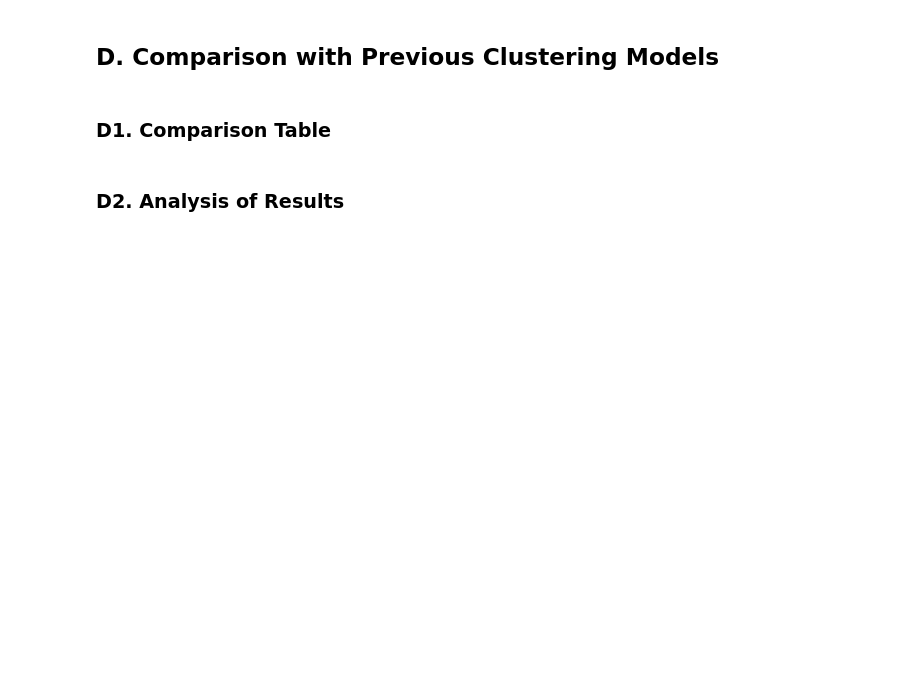
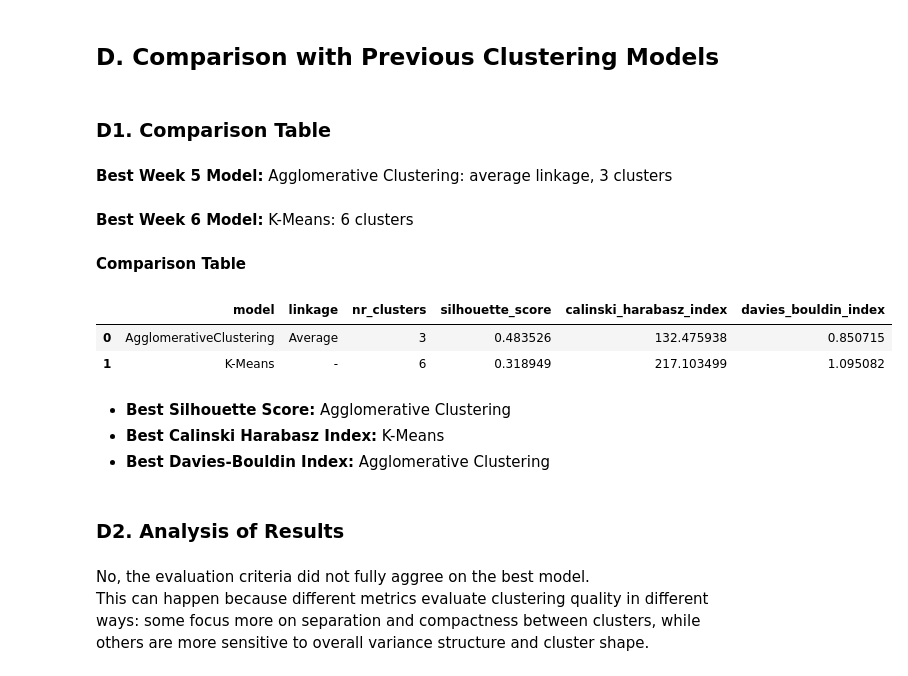
Before and after one commit to Irseora/Data-Science, a Jupyter notebook: Week_6.ipynb, the cells around one changed output. Saved outputs shown, nothing was run; the diff lists cells and outputs as text; code cells hidden in the pictures; blank space fills up the shorter version.

Commit message:
week 6 done

```diff
--- a/Week_6.ipynb
+++ b/Week_6.ipynb
@@ -286,3 +303,15 @@ plt.figure(figsize = (8, 6))
 ## D. Comparison with Previous Clustering Models
 # %% [markdown]
 ### D1. Comparison Table
+# %% [markdown]
+**Best Week 5 Model:** Agglomerative Clustering: average linkage, 3 clusters
+# %%
+# Sampling
+np.random.seed(42)
+sample_size = 1000
+idx = np.random.choice(
+    x_scaled.shape[0],
+    size = sample_size,
+    replace = False
+)
+x_sampled = x_scaled[idx]
@@ -289,2 +337,49 @@ plt.figure(figsize = (8, 6))
+# %% [markdown]
+**Best Week 6 Model:** K-Means: 6 clusters
+# %%
+model_week_6 = KMeans(
+    n_clusters = 6,
+    random_state = 42,
+    n_init = 10
+)
+labels_week_6 = model_week_6.fit_predict(x_sampled)
+sil_score_week_6 = silhouette_score(x_sampled, labels_week_6)
+ch_score_week_6 = calinski_harabasz_score(x_sampled, labels_week_6)
+db_score_week_6 = davies_bouldin_score(x_sampled, labels_week_6)
+
+week_6_results = {
+    "model": "K-Means",
+    "linkage": "-",
+    "nr_clusters": 6,
+    "silhouette_score": sil_score_week_6,
+    "calinski_harabasz_index": ch_score_week_6,
+    "davies_bouldin_index": db_score_week_6
+}
+week_6_results_pd = pd.DataFrame([week_6_results])
+# %% [markdown]
+**Comparison Table**
+# %%
+final_report = pd.concat([
+    week_5_results_pd[[
+        "model", "linkage", "nr_clusters",
+        "silhouette_score", "calinski_harabasz_index", "davies_bouldin_index"
+    ]],
+    week_6_results_pd[[
+        "model", "linkage", "nr_clusters",
+        "silhouette_score", "calinski_harabasz_index", "davies_bouldin_index"
+    ]]
+], ignore_index = True)
+display(final_report)
+# %% [output]
+|  | model | linkage | nr_clusters | silhouette_score | calinski_harabasz_index | davies_bouldin_index |
+| 0 | AgglomerativeClustering | Average | 3 | 0.483526 | 132.475938 | 0.850715 |
+| 1 | K-Means | - | 6 | 0.318949 | 217.103499 | 1.095082 |
+# %% [markdown]
+- **Best Silhouette Score:** Agglomerative Clustering
+- **Best Calinski Harabasz Index:** K-Means
+- **Best Davies-Bouldin Index:** Agglomerative Clustering
 # %% [markdown]
 ### D2. Analysis of Results
+# %% [markdown]
+No, the evaluation criteria did not fully aggree on the best model.<br/>
+This can happen because different metrics evaluate clustering quality in different ways: some focus more on separation and compactness between clusters, while others are more sensitive to overall variance structure and cluster shape.
```
Also changed, not shown: parts of 8 cells of this notebook.
